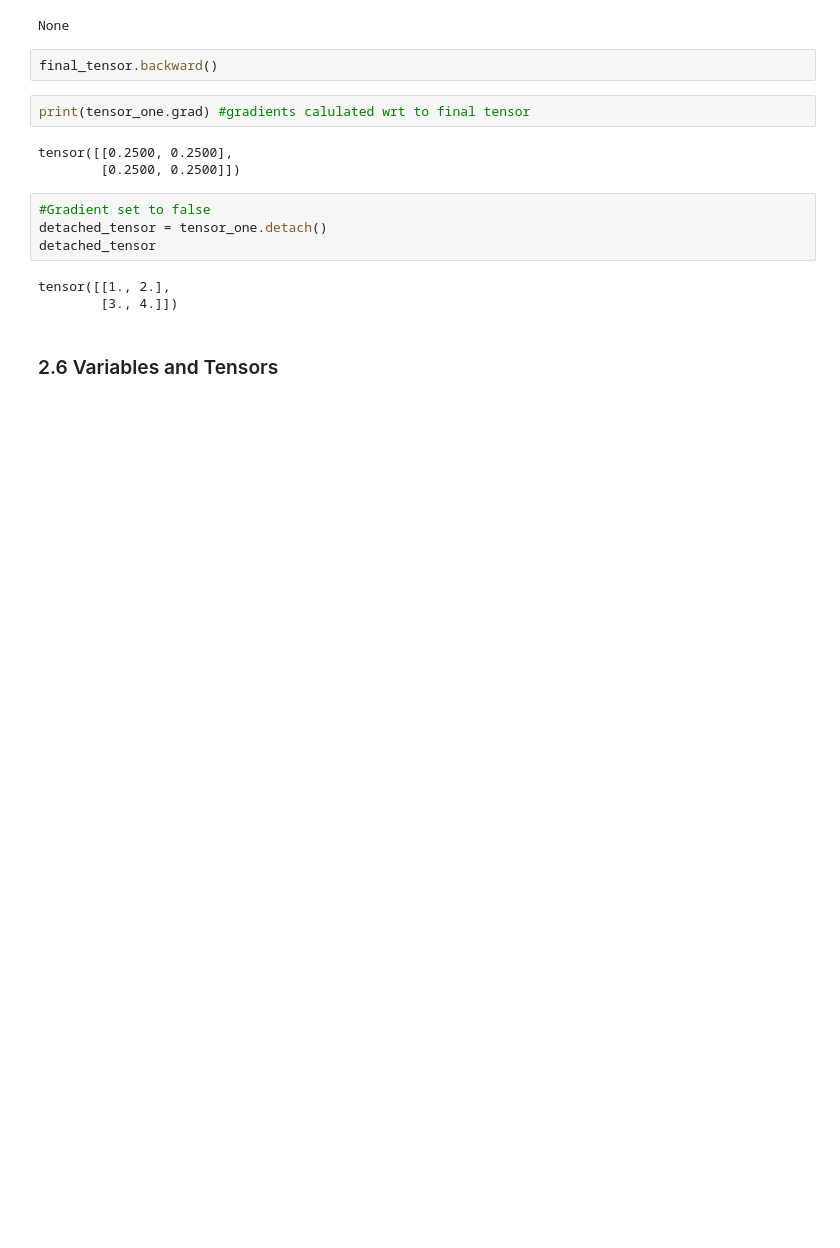
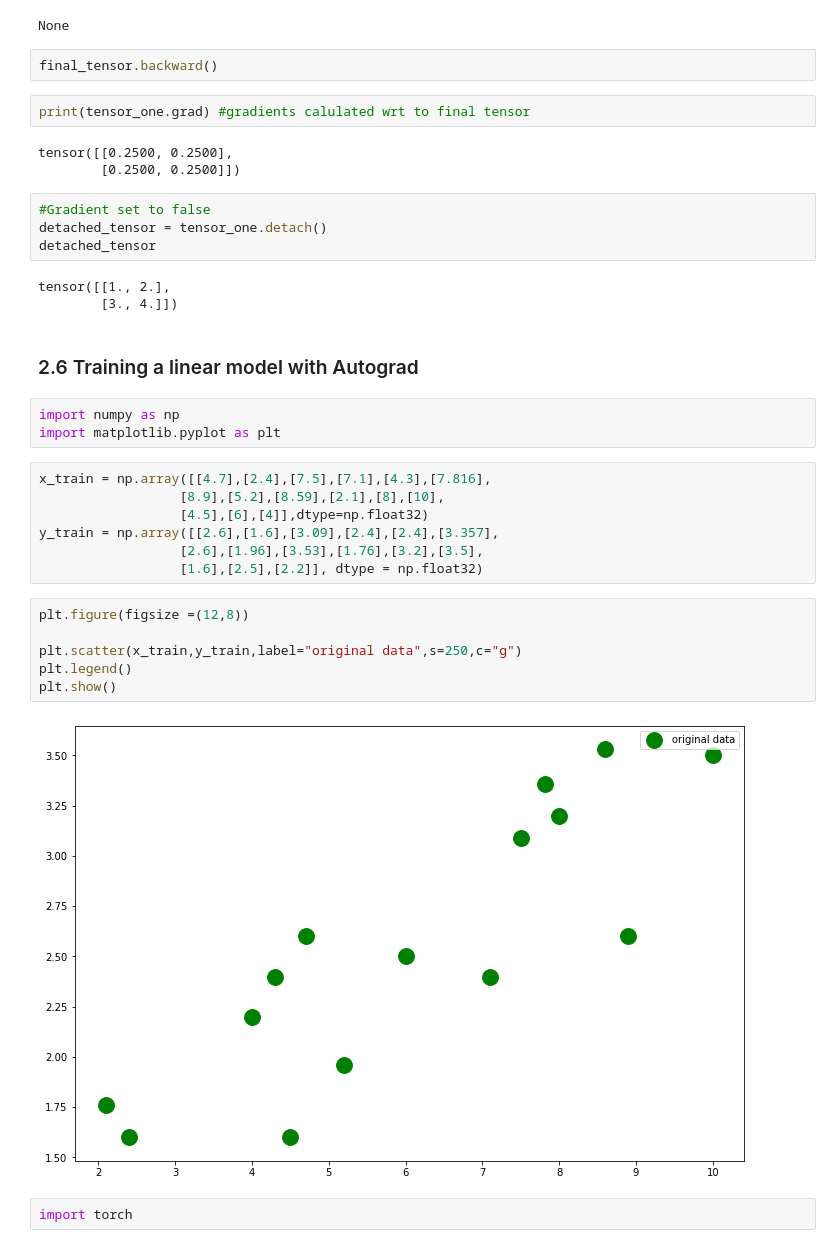
Before and after one commit to LorenzoStigliano/foundations-of-pytorch, a Jupyter notebook: Foundations of PyTorch.ipynb, the cells around one changed output. Cells and saved outputs as stored; diff of their text form; blank space fills up the shorter version.

```diff
--- a/Foundations of PyTorch.ipynb
+++ b/Foundations of PyTorch.ipynb
@@ -722,5 +722,25 @@ detached_tensor
 # %% [output]
 tensor([[1., 2.],
         [3., 4.]])
-# %% [markdown]
-### 2.6 Variables and Tensors
+# %% [markdown]
+### 2.6 Training a linear model with Autograd
+# %%
+import numpy as np
+import matplotlib.pyplot as plt
+# %%
+x_train = np.array([[4.7],[2.4],[7.5],[7.1],[4.3],[7.816],
+                  [8.9],[5.2],[8.59],[2.1],[8],[10],
+                  [4.5],[6],[4]],dtype=np.float32)
+y_train = np.array([[2.6],[1.6],[3.09],[2.4],[2.4],[3.357],
+                  [2.6],[1.96],[3.53],[1.76],[3.2],[3.5],
+                  [1.6],[2.5],[2.2]], dtype = np.float32)
+# %%
+plt.figure(figsize =(12,8))
+
+plt.scatter(x_train,y_train,label="original data",s=250,c="g")
+plt.legend()
+plt.show()
+# %% [output]
+[figure, added]
+# %%
+import torch
```
Also changed, not shown: parts of 60 cells of this notebook, 1 other file.
